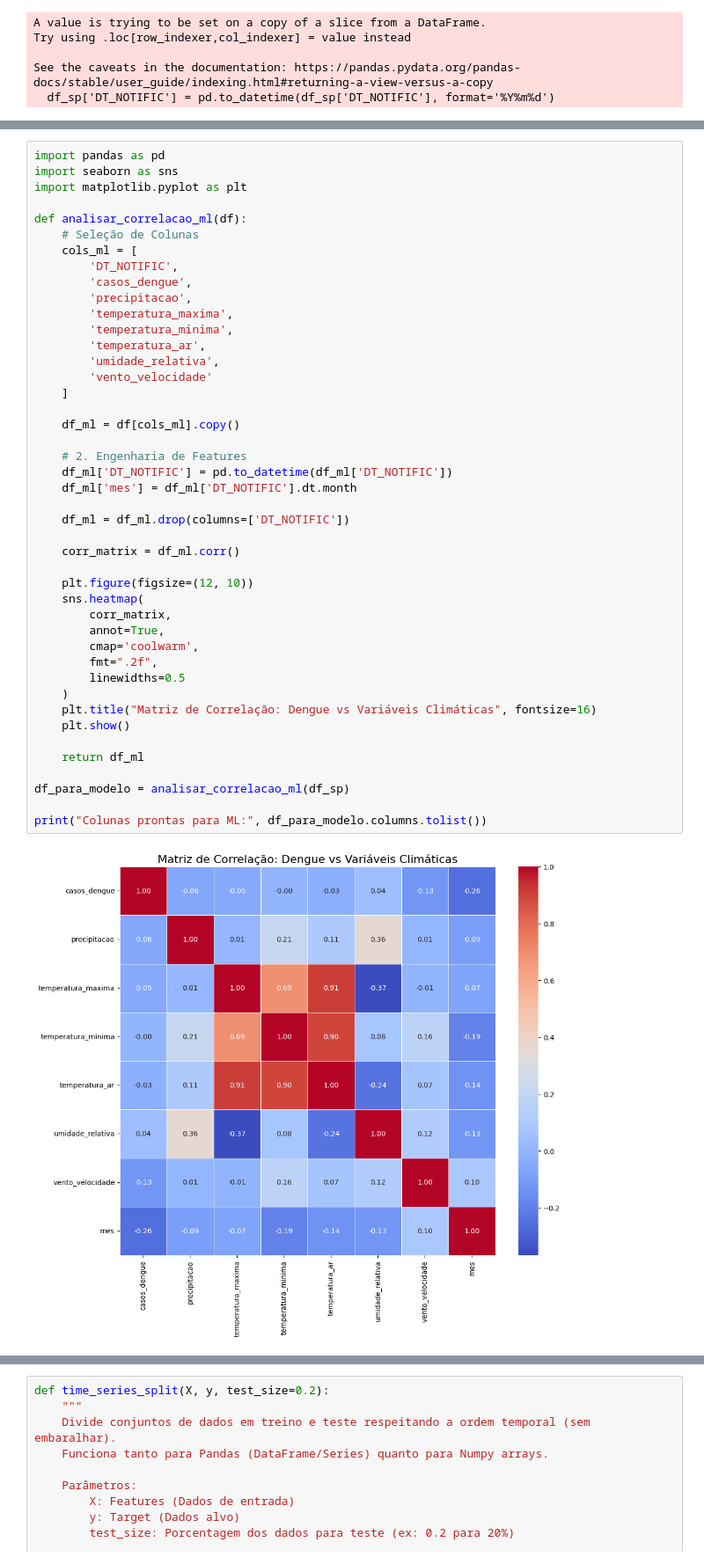
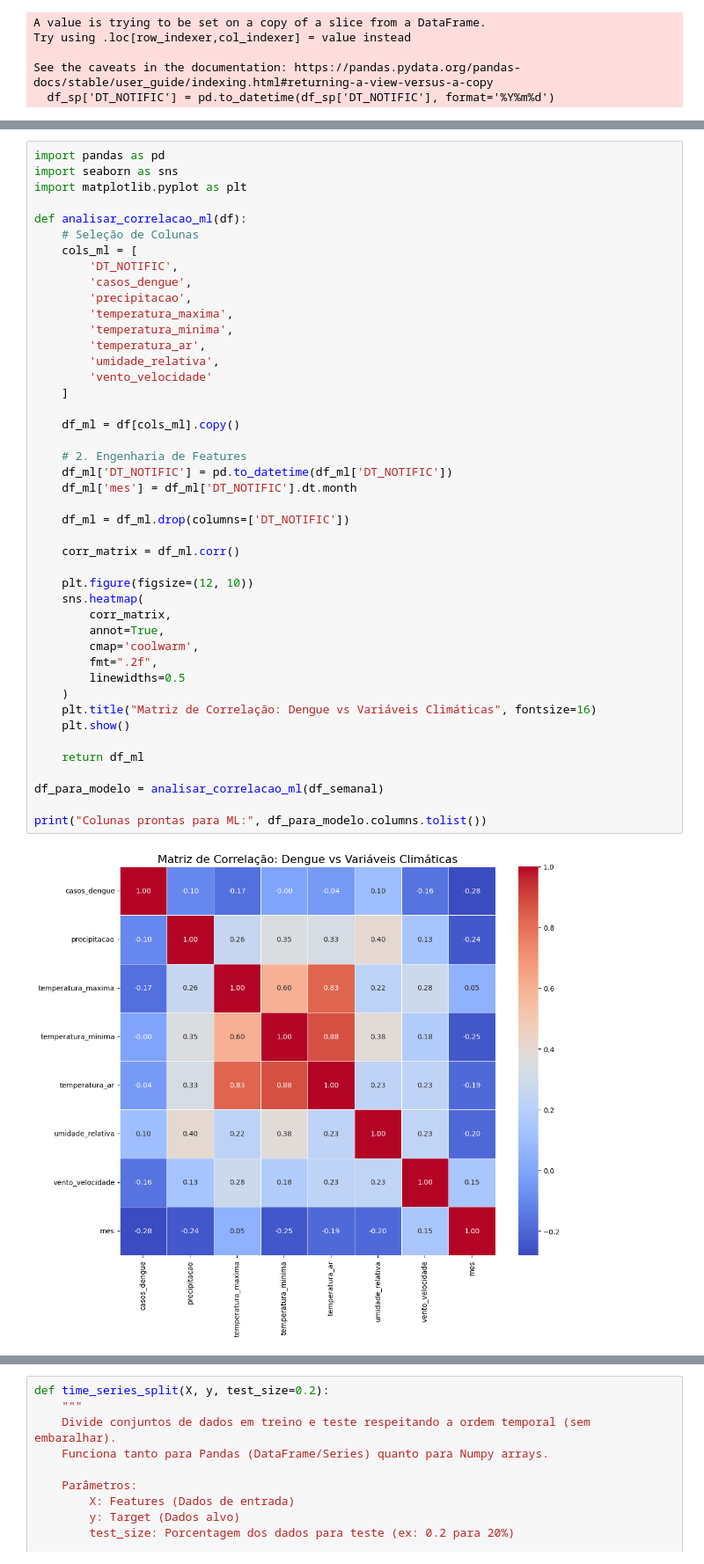
Before and after one commit to iTzFabregas/am-dengue, a Jupyter notebook: dengue_prediction_weekly_fixed.ipynb, the cells around one changed output, grey strips where cells are left out. Shown: that part at 88% size. Saved outputs shown, nothing was run; the diff lists cells and outputs as text.

```diff
--- a/dengue_prediction_weekly_fixed.ipynb
+++ b/dengue_prediction_weekly_fixed.ipynb
@@ -336,35 +438,35 @@ def analisar_correlacao_ml(df):
         'umidade_relativa',
         'vento_velocidade'
     ]
 
     df_ml = df[cols_ml].copy()
 
     # 2. Engenharia de Features
     df_ml['DT_NOTIFIC'] = pd.to_datetime(df_ml['DT_NOTIFIC'])
     df_ml['mes'] = df_ml['DT_NOTIFIC'].dt.month
 
     df_ml = df_ml.drop(columns=['DT_NOTIFIC'])
 
     corr_matrix = df_ml.corr()
 
     plt.figure(figsize=(12, 10))
     sns.heatmap(
         corr_matrix,
         annot=True,
         cmap='coolwarm',
         fmt=".2f",
         linewidths=0.5
     )
     plt.title("Matriz de Correlação: Dengue vs Variáveis Climáticas", fontsize=16)
     plt.show()
 
     return df_ml
 
-df_para_modelo = analisar_correlacao_ml(df_sp)
+df_para_modelo = analisar_correlacao_ml(df_semanal)
 
 print("Colunas prontas para ML:", df_para_modelo.columns.tolist())
 # %% [output]
-[figure, old version]
+[figure, new version]
 Colunas prontas para ML: ['casos_dengue', 'precipitacao', 'temperatura_maxima', 'temperatura_minima', 'temperatura_ar', 'umidade_relativa', 'vento_velocidade', 'mes']
 # %%
 def time_series_split(X, y, test_size=0.2):
```
Also changed, not shown: parts of 3 cells of this notebook, 1 other file.
